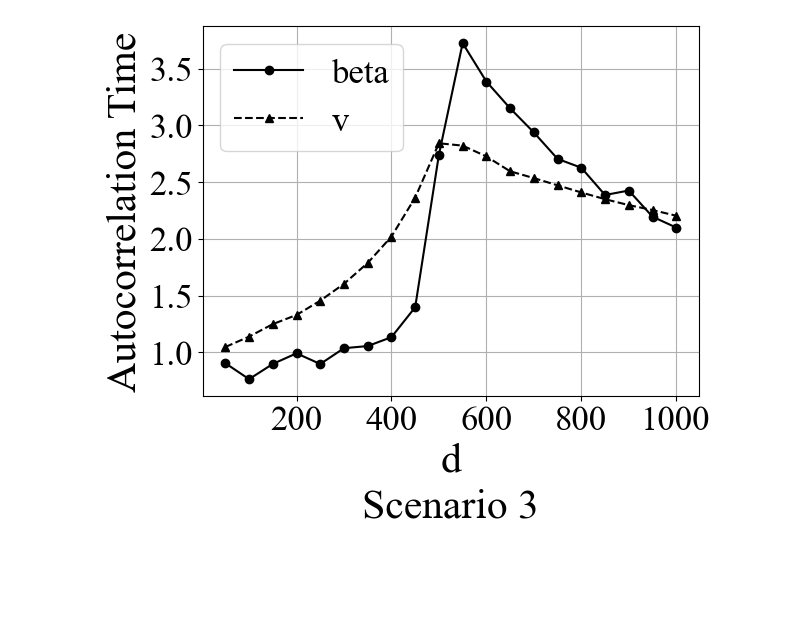
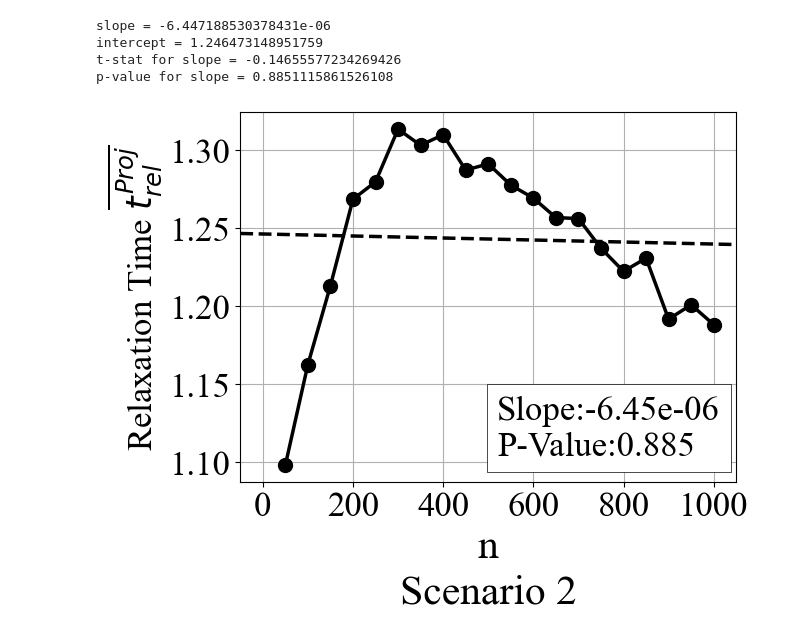
Before and after one commit to kelciezhang/Data-Augmentation-MCMC-Simulations, a Jupyter notebook: summary-lasso.ipynb, the cells around one changed output. Drawn from its saved outputs; the diff is of its cells as text; code cells hidden in the pictures; blank space fills up the shorter version.

```diff
--- a/summary-lasso.ipynb
+++ b/summary-lasso.ipynb
@@ -8,5 +14,22 @@ plt.rcParams["font.family"] = "Times New Roman"
 # %%
 algo = 'lasso'
+# %%
+def lin_reg(x,y):
+    result = linregress(x, y)
+    print("slope =", result.slope)
+    print("intercept =", result.intercept)
+    print("t-stat for slope =", result.slope / result.stderr)
+    print("p-value for slope =", result.pvalue)
+    return result.slope, result.intercept, result.pvalue
+def dist_plot(x,y, name):
+    result = linregress(x, y)
+    y_pred = result.intercept + result.slope * x
+    residuals = y - y_pred
+    plt.figure(figsize=(6,4))
+    plt.hist(residuals, bins=8, edgecolor='black')
+    plt.tight_layout()
+    plt.savefig("dist_plot/" + name + ".png", dpi=100)
+    plt.close()
 # %%
 all_n = list(os.walk(algo + '_result/'))[0][1]
 data = pd.DataFrame()
@@ -89,16 +148,24 @@ plt.savefig("plot/lasso2.png", dpi=300, bbox_inches='tight')
-# %%
-temp = data[data.n=='500'][['d','t','tv']]
-temp.d = temp.d.map(lambda x: int(x))
-temp = temp.sort_values('d')
-plt.plot(temp.d, temp.t, '-o', label='beta', color='black')
-plt.plot(temp.d, temp.tv, '--^', label='v', color='black')
-plt.grid()
-plt.ylabel('Autocorrelation Time', fontsize=30)
-plt.xlabel('d', fontsize=30)
-plt.xticks(fontsize=25)
-plt.yticks(fontsize=25)
-plt.legend(prop={'size': 25})
-plt.title('Scenario 3', y=-0.35, fontsize = 30)
-plt.savefig("plot/lasso3.png", dpi=300, bbox_inches='tight')
-# %% [output]
-[figure, removed]
+# %%
+#probit n=d
+temp = data[data.d=='500'][['n','tv']]
+temp.n = temp.n.map(lambda x: int(x))
+temp = temp.sort_values('n')
+plt.plot(temp.n, temp.tv, '-o', color='black', linewidth=2.5, markersize=10)
+plt.grid()
+plt.xlabel('n', fontsize=30)
+plt.ylabel('Relaxation Time $\overline{t^{Proj}_{rel}}$',fontsize=25)
+slope, intercept, pvalue=lin_reg(temp.n,temp.tv)
+plt.text(520, 1.105, "Slope:"+f"{slope:.2e}"+"\nP-Value:"+str(round(pvalue,3)),
+         fontsize=25,bbox=dict(boxstyle="square", fc="white", ec="black", linewidth=0.5))
+plt.axline((0, intercept), slope=slope, linestyle='--', color='black',linewidth=2.5)
+plt.xticks(fontsize=25)
+plt.yticks(fontsize=25)
+plt.title('Scenario 2', y=-0.35, fontsize=30)
+plt.savefig("plot/lasso2_v.png", dpi=300, bbox_inches='tight')
+#dist_plot(temp.n,temp.tv, name='lasso2_v')
+# %% [output]
+slope = -6.447188530378431e-06
+intercept = 1.246473148951759
+t-stat for slope = -0.14655577234269426
+p-value for slope = 0.8851115861526108
+[figure, added]
```
Also changed, not shown: parts of 9 cells of this notebook.
